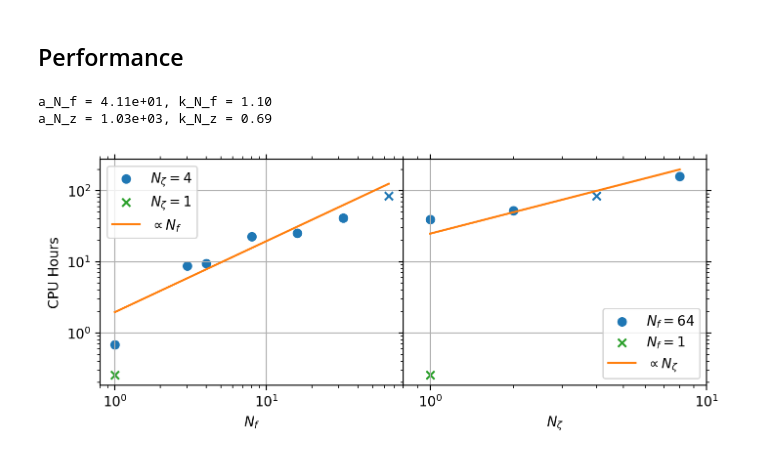
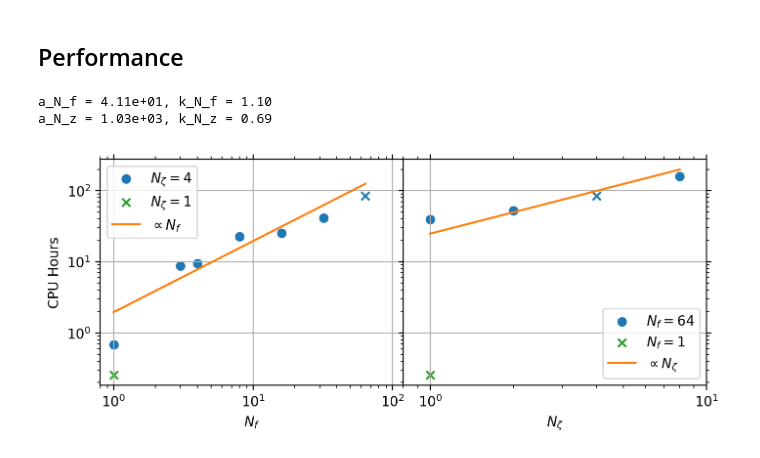
Before and after one commit to sabaronett/rad-hydro, a Jupyter notebook: ipynb/ManuscriptFigures.ipynb, the cells around one changed output. Saved outputs shown, nothing was run; the diff lists cells and outputs as text; code cells hidden in the pictures.

```diff
--- a/ipynb/ManuscriptFigures.ipynb
+++ b/ipynb/ManuscriptFigures.ipynb
@@ -1575,8 +1641,8 @@ for i in range(nfreq):
 # Plot
 nu_peak = lambda T: 5.879e10*T # Wien's displacement law [Hz/K]
 T_s = athinput['problem']['t_star']*T_unit  # [K]
-T_dmin = 10  # [K]
-T_dmax = 100 # [K]
+T_eq_min = 10  # [K]
+T_eq_max = 100 # [K]
 i_T = 920 # 920 = 5751 K
 fig, axs = plt.subplots(ncols=2, sharey=True, figsize=(8, 3), dpi=200)
 c_handles, ls_handles, soln_handles = [], [], []
@@ -1594,16 +1660,16 @@ for i in range(nfreq):
     axs[0].plot(temp_table, kappa_sf_table[:, i], color='tab:green', ls=lss[i])
     ls_handles.append(axs[0].plot([], [], color='tab:gray', ls=lss[i],
                       label=f'{i}')[0])
-axs[0].axvline(T_dmax, color='tab:red', ls='dashed')
-axs[0].fill_betweenx(np.logspace(-12, 8, 10), T_dmin, T_dmax,
+axs[0].axvline(T_eq_max, color='tab:red', ls='dashed')
+axs[0].fill_betweenx(np.logspace(-12, 8, 10), T_eq_min, T_eq_max,
                     color='tab:red', ls='dashed', alpha=0.2)
-dnu_T_d = nu_peak(T_dmax) - nu_peak(T_dmin)
-axBnu.plot(opac_freq, GetBnu_table([T_dmin], opac_freq)[0], color='tab:red',
-           ls='dashed', label=r'$B_\nu(T_\mathrm{d})$')
-axBnu.plot(opac_freq, GetBnu_table([T_dmax], opac_freq)[0], color='tab:red',
+dnu_T_d = nu_peak(T_eq_max) - nu_peak(T_eq_min)
+axBnu.plot(opac_freq, GetBnu_table([T_eq_min], opac_freq)[0], color='tab:red',
+           ls='dashed', label=r'$B_\nu(T_\mathrm{eq})$')
+axBnu.plot(opac_freq, GetBnu_table([T_eq_max], opac_freq)[0], color='tab:red',
            ls='dashed')
-axBnu.fill_between(opac_freq, GetBnu_table([T_dmin], opac_freq)[0],
-                   GetBnu_table([T_dmax], opac_freq)[0], color='tab:red',
+axBnu.fill_between(opac_freq, GetBnu_table([T_eq_min], opac_freq)[0],
+                   GetBnu_table([T_eq_max], opac_freq)[0], color='tab:red',
                    ls='dashed', alpha=0.2,)
 axBnu.plot(opac_freq, GetBnu_table([T_s], opac_freq)[0], color='tab:purple',
            ls='dotted', label=r'$B_\nu(T_\mathrm{s})$')
@@ -1630,8 +1696,8 @@ lambda_peak = c_speed*1e4/nu_peak(T_s)
 print(f'ν_peak(T_s) = {nu_peak(T_s):.2e} Hz = {lambda_peak:.2f} μm')
 
 # Multiple legends
-soln_handles.append(axs[0].axvline(T_dmin, color='tab:red', ls='dashed',
-                    label=r'$T_\mathrm{d}$'))
+soln_handles.append(axs[0].axvline(T_eq_min, color='tab:red', ls='dashed',
+                    label=r'$T_\mathrm{eq}$'))
 soln_handles.append(axs[0].axvline(T_s, color='tab:purple', ls='dotted',
                     label=r'$T_\mathrm{s}$'))
 c_handles.append(axs[0].plot([], [], color='tab:blue',
@@ -2002,32 +2068,32 @@ print(f'a_N_f = {a_nfreq:.2e}, k_N_f = {k_nfreq:.2f}')
 print(f'a_N_z = {a_nzeta:.2e}, k_N_z = {k_nzeta:.2f}')
 
 # Plot
 fig, axs = plt.subplots(ncols=2, sharey='row', figsize=(8, 3), dpi=200)
 axs[0].scatter(shared_nfreq, cores*shared_time/3600, color='tab:blue', marker='x')
 axs[0].scatter(nfreq, cores*nfreq_times/3600, label=r'$N_\zeta = 4$')
 axs[0].scatter(root_nfreq, cores*root_time/3600, color='tab:green', marker='x',
                label=r'$N_\zeta = 1$')
 axs[0].plot(n2, pow_law(n2, cores*55/3600, 1), color='tab:orange', label=r'$\propto N_f$')
 # axs[0].plot(n, pow_law(n, a_nfreq, k_nfreq), color='tab:orange', label='$aN_f^k$')
 axs[1].scatter(shared_nzeta, cores*shared_time/3600, color='tab:blue', marker='x')
 axs[1].scatter(nzeta, cores*nzeta_times/3600, label='$N_f = 64$')
 axs[1].scatter(root_nzeta, cores*root_time/3600, color='tab:green', marker='x',
                label='$N_f = 1$')
 axs[1].plot(n3, pow_law(n3, cores*700/3600, 1), color='tab:orange', label=r'$\propto N_\zeta$')
 
 # Format (sub)plots
 for ax in axs:
     ax.grid()
     ax.legend()
     ax.minorticks_on()
     ax.set(xscale='log', yscale='log')
     ax.tick_params(axis='both', which='both', top=True, right=True)
 # axs[0].legend(loc='upper left')
-axs[0].set(xlabel='$N_f$', xlim=(0.8, 80), ylabel='CPU Hours')
+axs[0].set(xlabel='$N_f$', xlim=(0.8, 120), ylabel='CPU Hours')
 axs[1].set(xlabel=r'$N_\zeta$', xlim=(0.8, 10), xticks=[1e0, 1e1])
 fig.subplots_adjust(wspace=0)
 plt.savefig('figs/performance.pdf', bbox_inches='tight', pad_inches=0.01)
 # %% [output]
 a_N_f = 4.11e+01, k_N_f = 1.10
 a_N_z = 1.03e+03, k_N_z = 0.69
-[figure, old version]
+[figure, new version]
```
Also changed, not shown: parts of 10 cells of this notebook.
